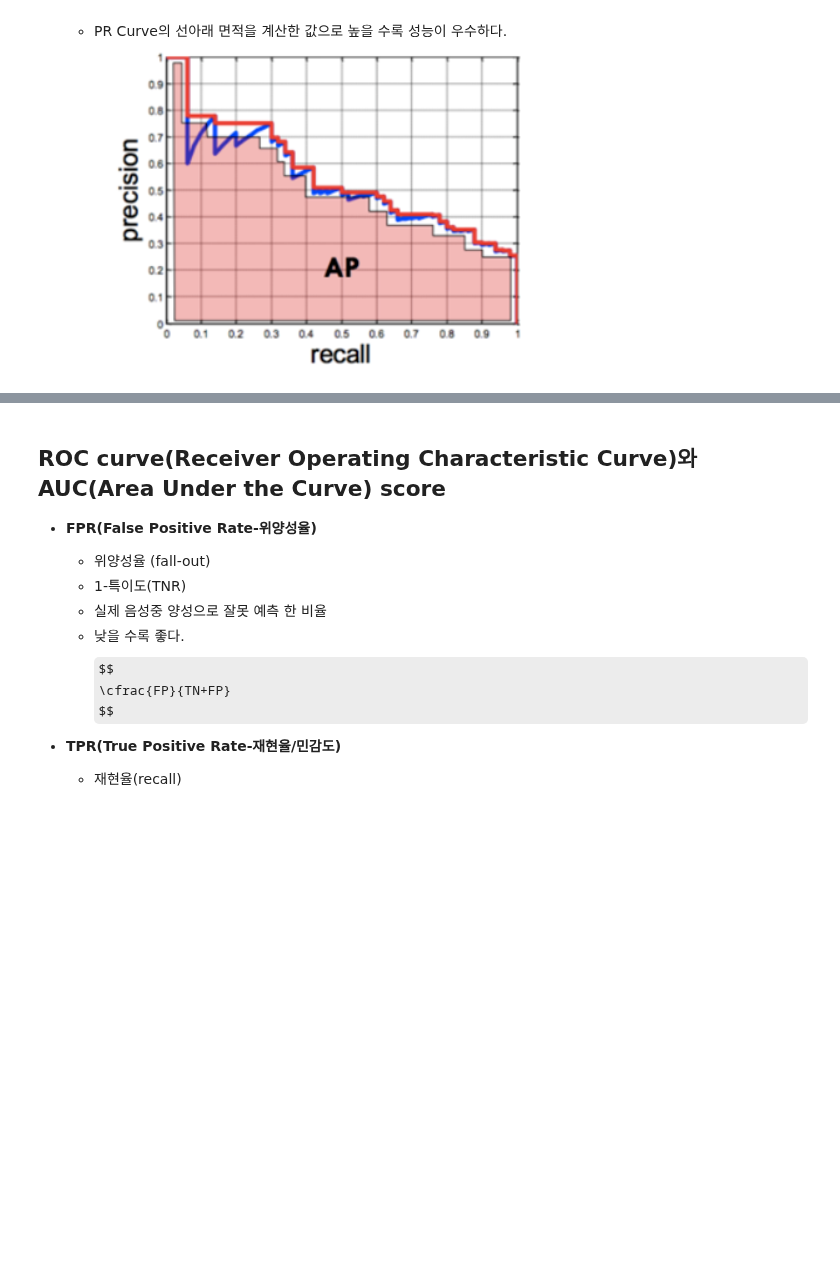
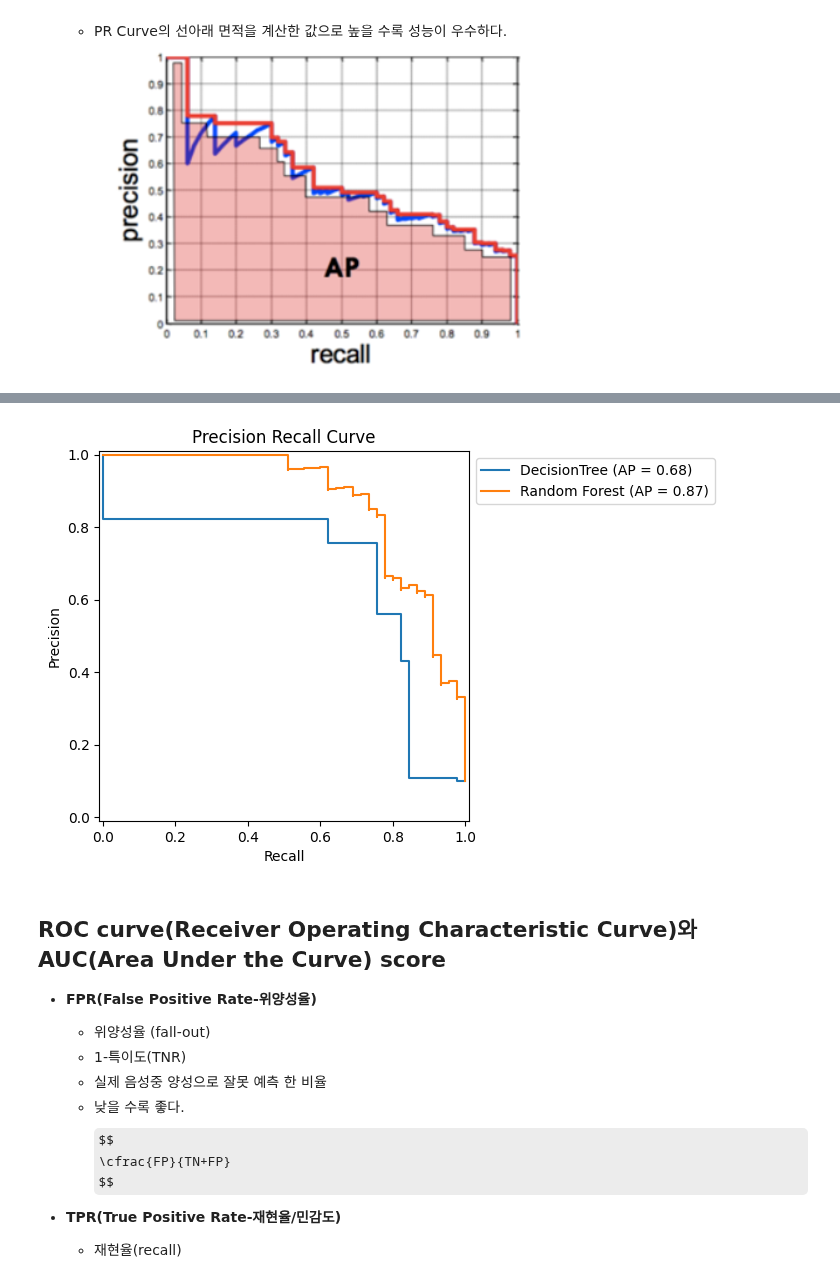
Before and after one commit to LeeJUHO127/DA-35, a Jupyter notebook: 07_machine_learning/05_평가지표.ipynb, the cells around one changed output, grey strips where cells are left out. Drawn from its saved outputs; the diff is of its cells as text; code cells hidden in the pictures; some formulas as TeX source; blank space fills up the shorter version.

```diff
--- a/07_machine_learning/05_평가지표.ipynb
+++ b/07_machine_learning/05_평가지표.ipynb
@@ -589,3 +682,24 @@ F1 점수: 0.6666666666666666
+# %%
+### 시각화
+precisions1, recalls1, _ = precision_recall_curve(y_test, test_proba_tree)
+precisions2, recalls2, _ = precision_recall_curve(y_test, test_proba_rfc)
+
+### 하나의 subplot에 두 결과를 모두 시각화
+ax = plt.gca()
+
+disp_tree = PrecisionRecallDisplay(precisions1, recalls1, # 그릴때 필요한 값들을 전달해서 객체 생성
+                                            average_precision=tree_ap,
+                                            estimator_name="DecisionTree") # label 지정
+disp_tree.plot(ax=ax) # 시각화
+
+disp_rfc = PrecisionRecallDisplay(precisions2, recalls2, average_precision=rfc_ap,
+                                 estimator_name="Random Forest")
+disp_rfc.plot(ax=ax)
+plt.title("Precision Recall Curve")
+plt.legend(bbox_to_anchor=(1,1), loc="upper left")
+plt.show()
+# %% [output]
+[figure, added]
 # %% [markdown]
 ## ROC curve(Receiver Operating Characteristic Curve)와 AUC(Area Under the Curve) score
 
```
Also changed, not shown: parts of 12 cells of this notebook.
